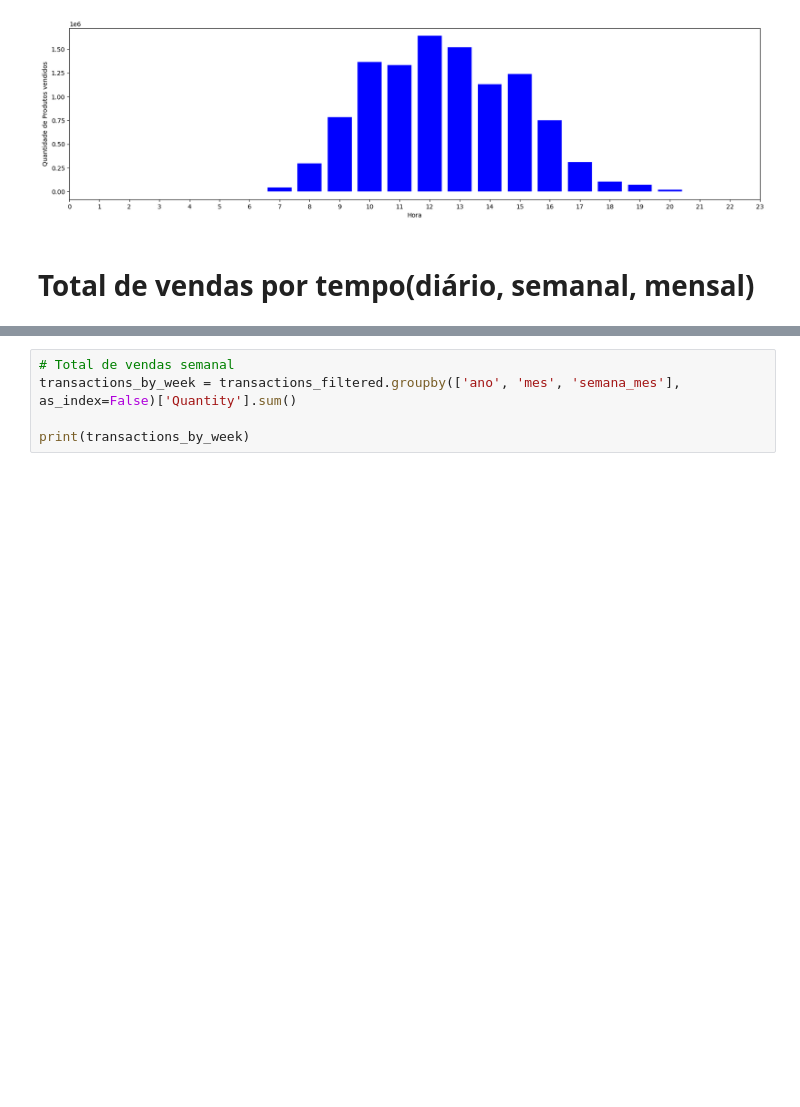
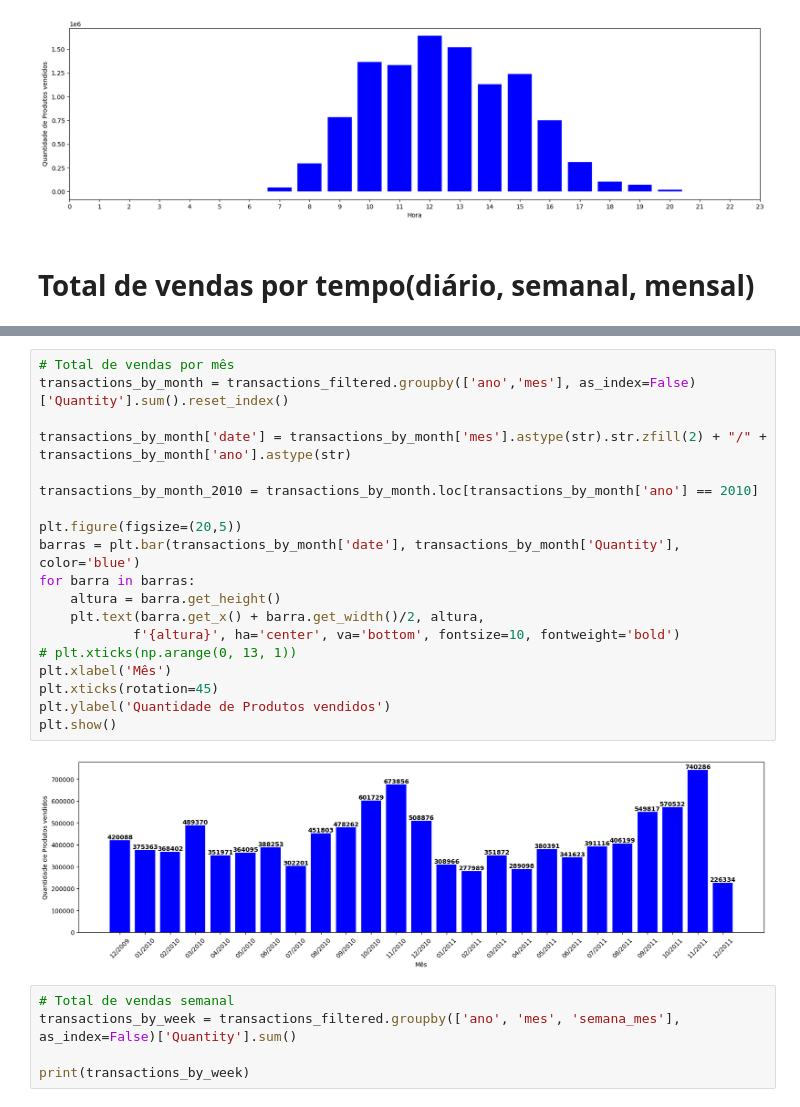
Before and after one commit to nickmorche/online_retail_data_analysis, a Jupyter notebook: data_analysis.ipynb, the cells around one changed output, grey strips where cells are left out. Saved outputs shown, nothing was run; the diff lists cells and outputs as text; blank space fills up the shorter version.

Commit message:
Add gráfico de total de vendas por mês

```diff
--- a/data_analysis.ipynb
+++ b/data_analysis.ipynb
@@ -199,3 +171,24 @@ print(transactions_by_month)
+# %%
+# Total de vendas por mês
+transactions_by_month = transactions_filtered.groupby(['ano','mes'], as_index=False)['Quantity'].sum().reset_index()
+
+transactions_by_month['date'] = transactions_by_month['mes'].astype(str).str.zfill(2) + "/" + transactions_by_month['ano'].astype(str)
+
+transactions_by_month_2010 = transactions_by_month.loc[transactions_by_month['ano'] == 2010]
+
+plt.figure(figsize=(20,5))
+barras = plt.bar(transactions_by_month['date'], transactions_by_month['Quantity'], color='blue')
+for barra in barras:
+    altura = barra.get_height()
+    plt.text(barra.get_x() + barra.get_width()/2, altura,
+            f'{altura}', ha='center', va='bottom', fontsize=10, fontweight='bold')
+# plt.xticks(np.arange(0, 13, 1))
+plt.xlabel('Mês')
+plt.xticks(rotation=45)
+plt.ylabel('Quantidade de Produtos vendidos')
+plt.show()
+# %% [output]
+[figure, added]
 # %%
 # Total de vendas semanal
 transactions_by_week = transactions_filtered.groupby(['ano', 'mes', 'semana_mes'], as_index=False)['Quantity'].sum()
```
Also changed, not shown: parts of 6 cells of this notebook.
